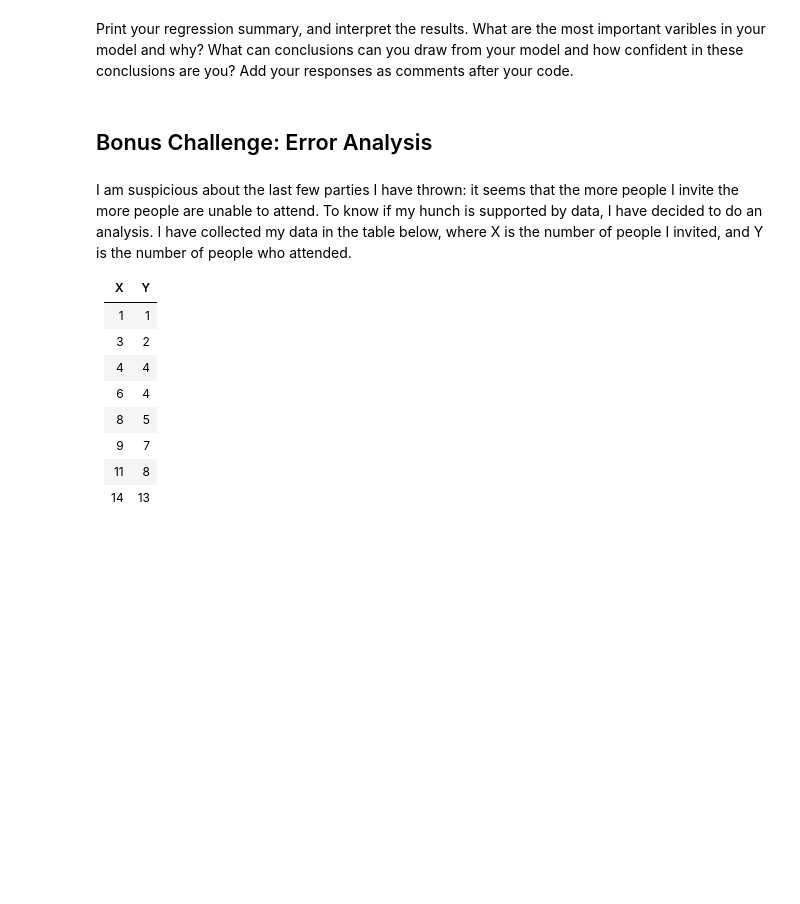
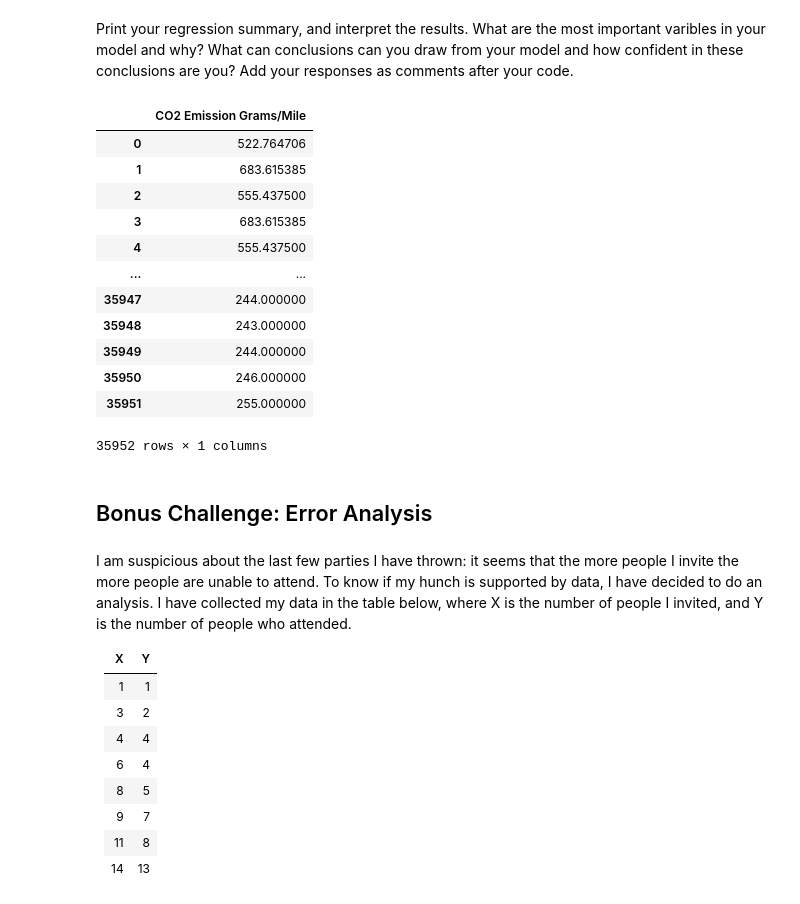
Before and after one commit to Skye-FY/daft0120slab, a Jupyter notebook: module-2/Regression-Analysis/your-code.ipynb, the cells around one changed output. Drawn from its saved outputs; the diff is of its cells as text; code cells hidden in the pictures; blank space fills up the shorter version.

Commit message:
regression lab cont.

```diff
--- a/module-2/Regression-Analysis/your-code.ipynb
+++ b/module-2/Regression-Analysis/your-code.ipynb
@@ -196,3 +229,29 @@ Print your regression summary, and interpret the results. What are the most impo
+# %%
+lm = linear_model.LinearRegression()
+x_v = pd.DataFrame(vehicles[['Cylinders', 'Fuel Barrels/Year', 'Combined MPG', 'Fuel Cost/Year']])
+y_v_CO2emission = pd.DataFrame(vehicles['CO2 Emission Grams/Mile'])
+model_v = lm.fit(x_v,y_v_CO2emission)
+predictions_v  = lm.predict(x_v)
+# plt.scatter(x_v,predictions_v)
+# plt.title('Relationship Between Car Features and CO2 Emission Grams/Mile')
+# plt.xlabel('Car Features')
+# plt.ylabel('CO2 Emission Grams/Mile')
+# plt.show()
+y_v_CO2emission
+# %% [output]
+|  | CO2 Emission Grams/Mile |
+| 0 | 522.764706 |
+| 1 | 683.615385 |
+| 2 | 555.437500 |
+| 3 | 683.615385 |
+| 4 | 555.437500 |
+| ... | ... |
+| 35947 | 244.000000 |
+| 35948 | 243.000000 |
+| 35949 | 244.000000 |
+| 35950 | 246.000000 |
+| 35951 | 255.000000 |
+35952 rows × 1 columns
 # %%
 # Your response here.
 # %% [markdown]
```
Also changed, not shown: parts of 6 cells of this notebook.
